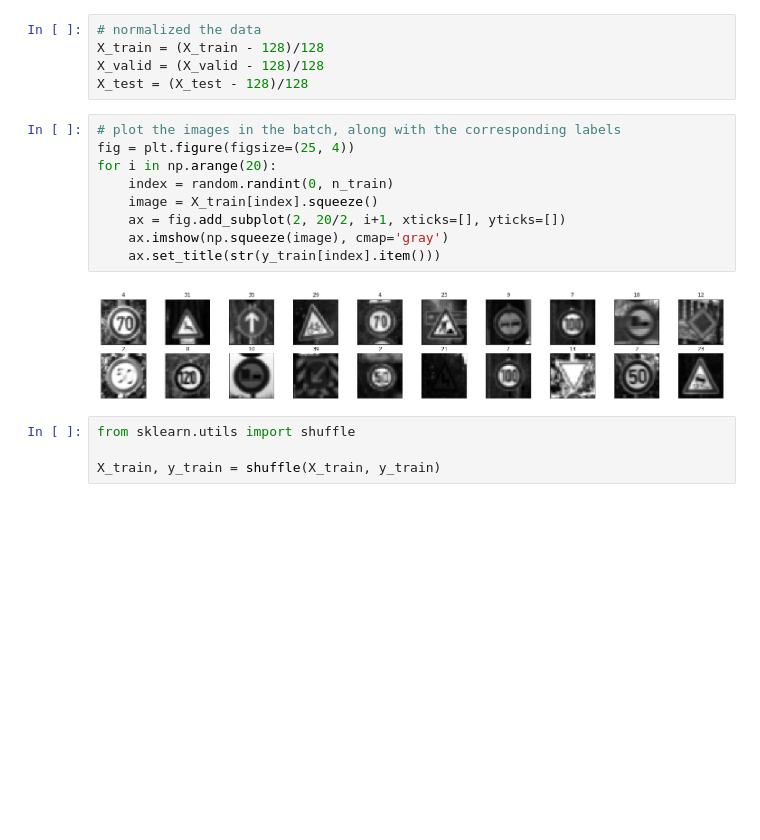
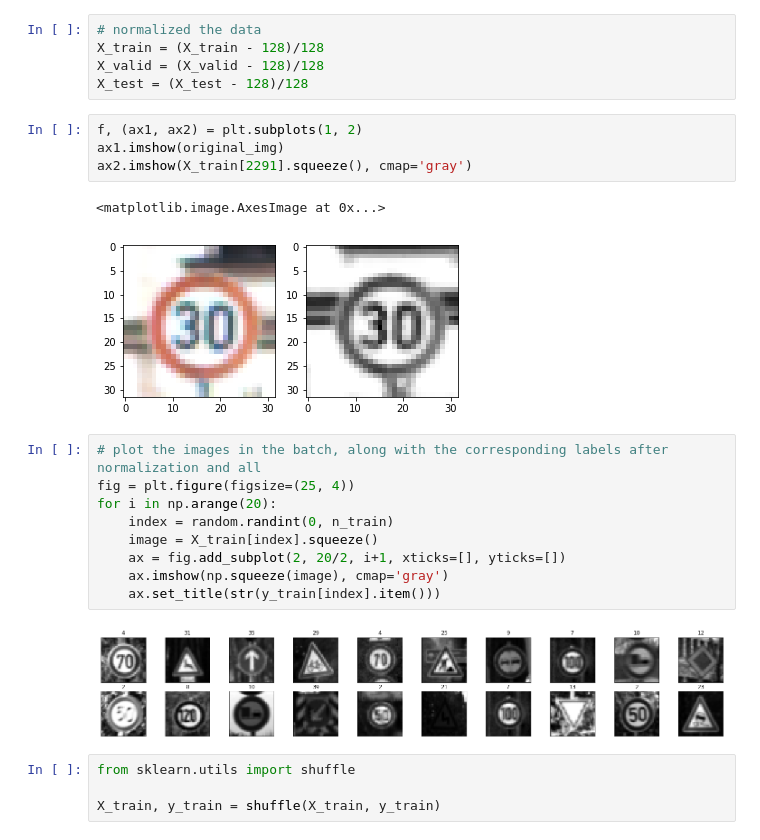
Before and after one commit to SRatna/Traffic-Sign-Classifier, a Jupyter notebook: Traffic_Sign_Classifier.ipynb, the cells around one changed output. Cells and saved outputs as stored; diff of their text form; blank space fills up the shorter version.

```diff
--- a/Traffic_Sign_Classifier.ipynb
+++ b/Traffic_Sign_Classifier.ipynb
@@ -148,8 +168,15 @@ X_valid = np.sum(X_valid/3, axis=3, keepdims=True)
 X_train = (X_train - 128)/128
 X_valid = (X_valid - 128)/128
 X_test = (X_test - 128)/128
+# %%
+f, (ax1, ax2) = plt.subplots(1, 2)
+ax1.imshow(original_img)
+ax2.imshow(X_train[2291].squeeze(), cmap='gray')
+# %% [output]
+<matplotlib.image.AxesImage at 0x...>
+[figure, added]
 # %%
-# plot the images in the batch, along with the corresponding labels
+# plot the images in the batch, along with the corresponding labels after normalization and all
 fig = plt.figure(figsize=(25, 4))
 for i in np.arange(20):
     index = random.randint(0, n_train)
```
Also changed, not shown: parts of 5 cells of this notebook.
